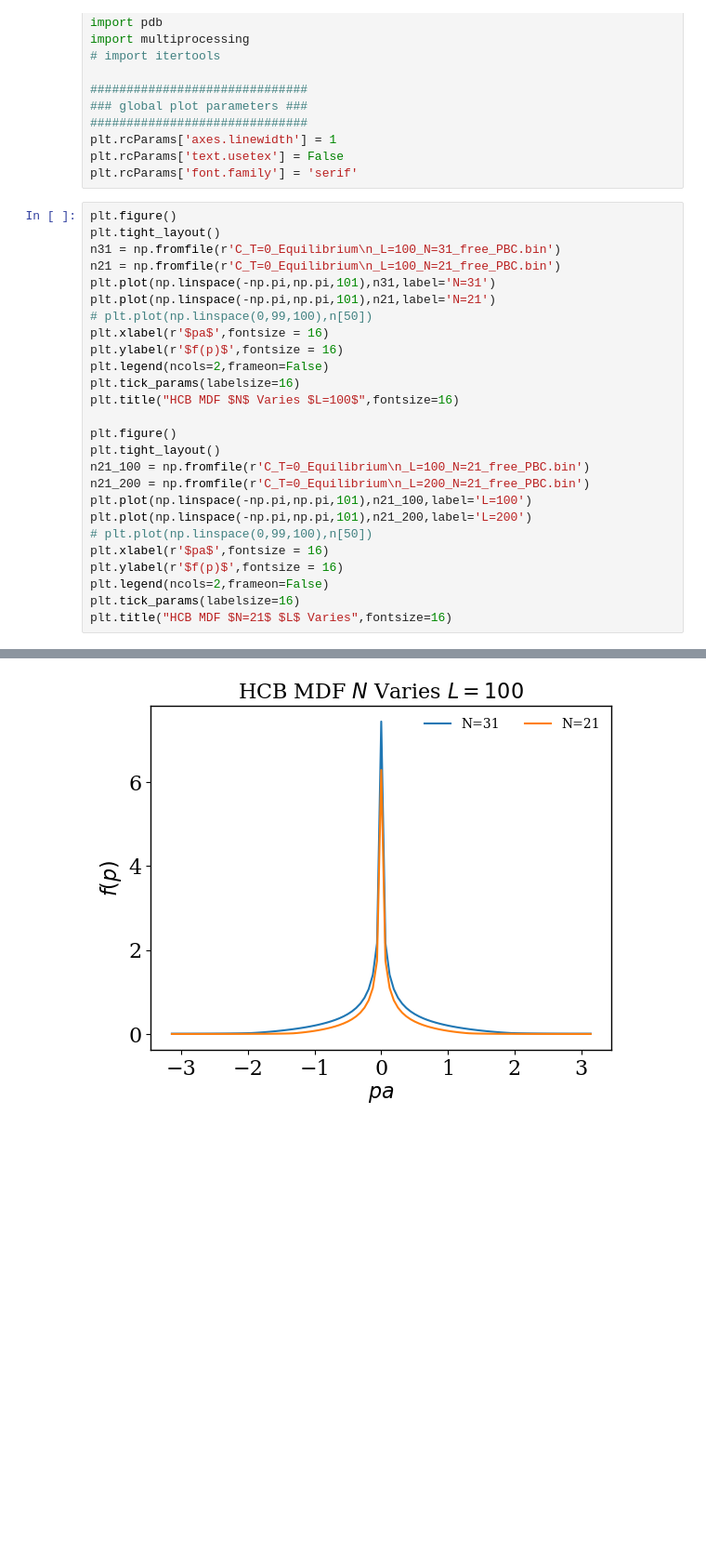
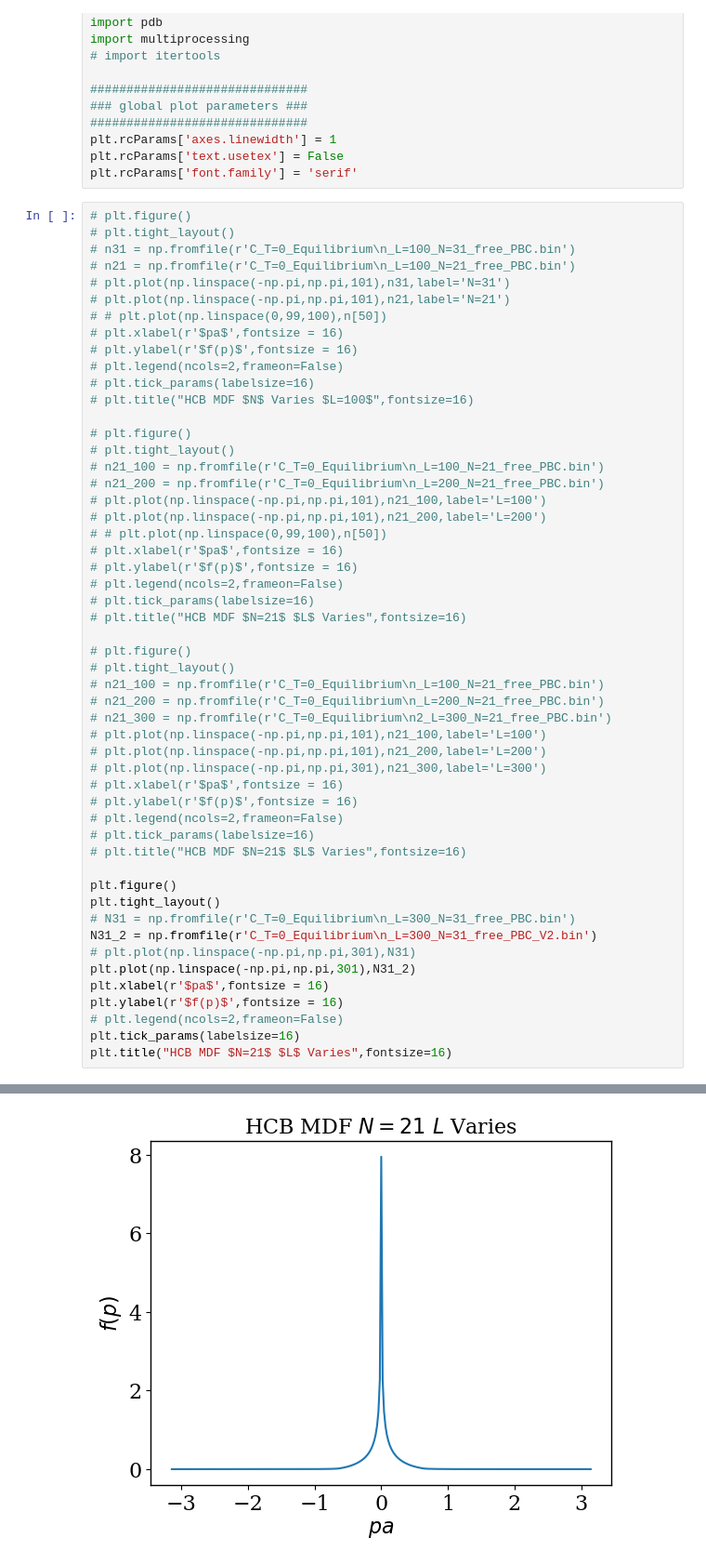
Before and after one commit to jcl6024/HCB-project1, a Jupyter notebook: plots.ipynb, the cells around one changed output, grey strips where cells are left out. Shown at 93% size. Drawn from its saved outputs; the diff is of its cells as text; blank space fills up the shorter version.

```diff
--- a/plots.ipynb
+++ b/plots.ipynb
@@ -21,31 +21,57 @@ plt.rcParams['axes.linewidth'] = 1
 plt.rcParams['text.usetex'] = False
 plt.rcParams['font.family'] = 'serif'
 # %%
-plt.figure()
-plt.tight_layout()
-n31 = np.fromfile(r'C_T=0_Equilibrium\n_L=100_N=31_free_PBC.bin')
-n21 = np.fromfile(r'C_T=0_Equilibrium\n_L=100_N=21_free_PBC.bin')
-plt.plot(np.linspace(-np.pi,np.pi,101),n31,label='N=31')
-plt.plot(np.linspace(-np.pi,np.pi,101),n21,label='N=21')
-# plt.plot(np.linspace(0,99,100),n[50])
-plt.xlabel(r'$pa$',fontsize = 16)
-plt.ylabel(r'$f(p)$',fontsize = 16)
-plt.legend(ncols=2,frameon=False)
-plt.tick_params(labelsize=16)
-plt.title("HCB MDF $N$ Varies $L=100$",fontsize=16)
+# plt.figure()
+# plt.tight_layout()
+# n31 = np.fromfile(r'C_T=0_Equilibrium\n_L=100_N=31_free_PBC.bin')
+# n21 = np.fromfile(r'C_T=0_Equilibrium\n_L=100_N=21_free_PBC.bin')
+# plt.plot(np.linspace(-np.pi,np.pi,101),n31,label='N=31')
+# plt.plot(np.linspace(-np.pi,np.pi,101),n21,label='N=21')
+# # plt.plot(np.linspace(0,99,100),n[50])
+# plt.xlabel(r'$pa$',fontsize = 16)
+# plt.ylabel(r'$f(p)$',fontsize = 16)
+# plt.legend(ncols=2,frameon=False)
+# plt.tick_params(labelsize=16)
+# plt.title("HCB MDF $N$ Varies $L=100$",fontsize=16)
+
+# plt.figure()
+# plt.tight_layout()
+# n21_100 = np.fromfile(r'C_T=0_Equilibrium\n_L=100_N=21_free_PBC.bin')
+# n21_200 = np.fromfile(r'C_T=0_Equilibrium\n_L=200_N=21_free_PBC.bin')
+# plt.plot(np.linspace(-np.pi,np.pi,101),n21_100,label='L=100')
+# plt.plot(np.linspace(-np.pi,np.pi,101),n21_200,label='L=200')
+# # plt.plot(np.linspace(0,99,100),n[50])
+# plt.xlabel(r'$pa$',fontsize = 16)
+# plt.ylabel(r'$f(p)$',fontsize = 16)
+# plt.legend(ncols=2,frameon=False)
+# plt.tick_params(labelsize=16)
+# plt.title("HCB MDF $N=21$ $L$ Varies",fontsize=16)
+
+# plt.figure()
+# plt.tight_layout()
+# n21_100 = np.fromfile(r'C_T=0_Equilibrium\n_L=100_N=21_free_PBC.bin')
+# n21_200 = np.fromfile(r'C_T=0_Equilibrium\n_L=200_N=21_free_PBC.bin')
+# n21_300 = np.fromfile(r'C_T=0_Equilibrium\n2_L=300_N=21_free_PBC.bin')
+# plt.plot(np.linspace(-np.pi,np.pi,101),n21_100,label='L=100')
+# plt.plot(np.linspace(-np.pi,np.pi,101),n21_200,label='L=200')
+# plt.plot(np.linspace(-np.pi,np.pi,301),n21_300,label='L=300')
+# plt.xlabel(r'$pa$',fontsize = 16)
+# plt.ylabel(r'$f(p)$',fontsize = 16)
+# plt.legend(ncols=2,frameon=False)
+# plt.tick_params(labelsize=16)
+# plt.title("HCB MDF $N=21$ $L$ Varies",fontsize=16)
 
 plt.figure()
 plt.tight_layout()
-n21_100 = np.fromfile(r'C_T=0_Equilibrium\n_L=100_N=21_free_PBC.bin')
-n21_200 = np.fromfile(r'C_T=0_Equilibrium\n_L=200_N=21_free_PBC.bin')
-plt.plot(np.linspace(-np.pi,np.pi,101),n21_100,label='L=100')
-plt.plot(np.linspace(-np.pi,np.pi,101),n21_200,label='L=200')
-# plt.plot(np.linspace(0,99,100),n[50])
+# N31 = np.fromfile(r'C_T=0_Equilibrium\n_L=300_N=31_free_PBC.bin')
+N31_2 = np.fromfile(r'C_T=0_Equilibrium\n_L=300_N=31_free_PBC_V2.bin')
+# plt.plot(np.linspace(-np.pi,np.pi,301),N31)
+plt.plot(np.linspace(-np.pi,np.pi,301),N31_2)
 plt.xlabel(r'$pa$',fontsize = 16)
 plt.ylabel(r'$f(p)$',fontsize = 16)
-plt.legend(ncols=2,frameon=False)
+# plt.legend(ncols=2,frameon=False)
 plt.tick_params(labelsize=16)
 plt.title("HCB MDF $N=21$ $L$ Varies",fontsize=16)
 # %% [output]
 Text(0.5, 1.0, 'HCB MDF $N=21$ $L$ Varies')
-[figure, old version]
+[figure, new version]
```
Also changed, not shown: parts of 3 cells of this notebook, 6 other files.
